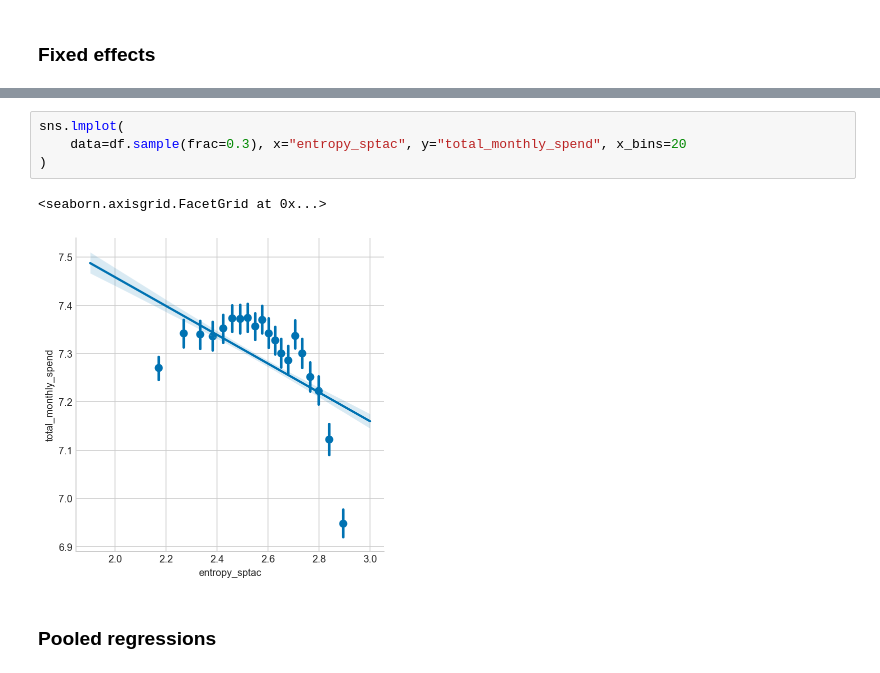
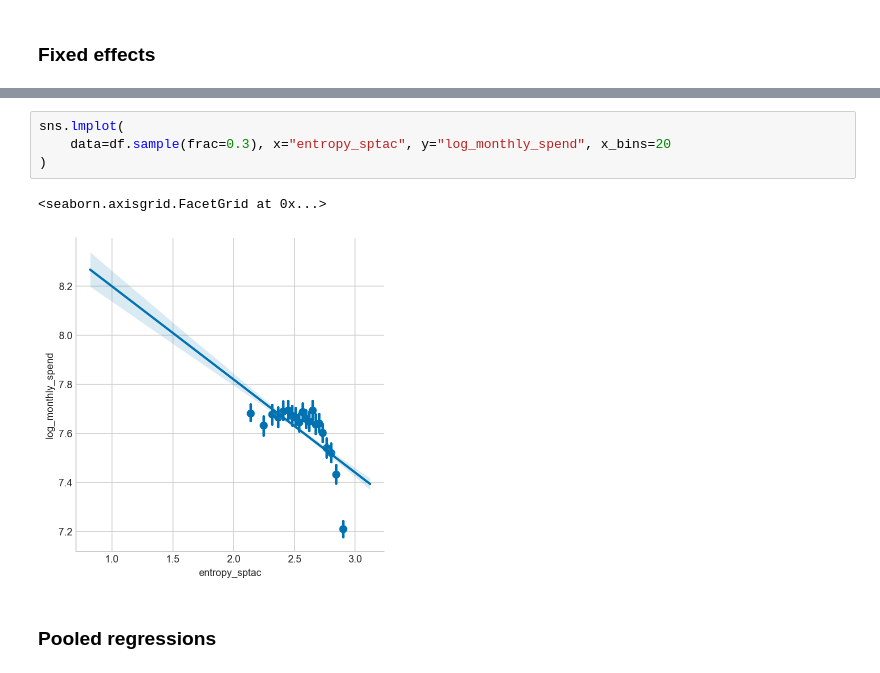
Before and after one commit to fabiangunzinger/entropy, a Jupyter notebook: notebooks/analysis.ipynb, the cells around one changed output, grey strips where cells are left out. Drawn from its saved outputs; the diff is of its cells as text.

```diff
--- a/notebooks/analysis.ipynb
+++ b/notebooks/analysis.ipynb
@@ -430,10 +392,10 @@ id: 0x16db14dc0
 # %%
 sns.lmplot(
-    data=df.sample(frac=0.3), x="entropy_sptac", y="total_monthly_spend", x_bins=20
+    data=df.sample(frac=0.3), x="entropy_sptac", y="log_monthly_spend", x_bins=20
 )
 # %% [output]
 <seaborn.axisgrid.FacetGrid at 0x...>
-[figure, old version]
+[figure, new version]
 # %% [markdown]
 ### Pooled regressions
 # %%
```
Also changed, not shown: parts of 21 cells of this notebook, 2 other files.
